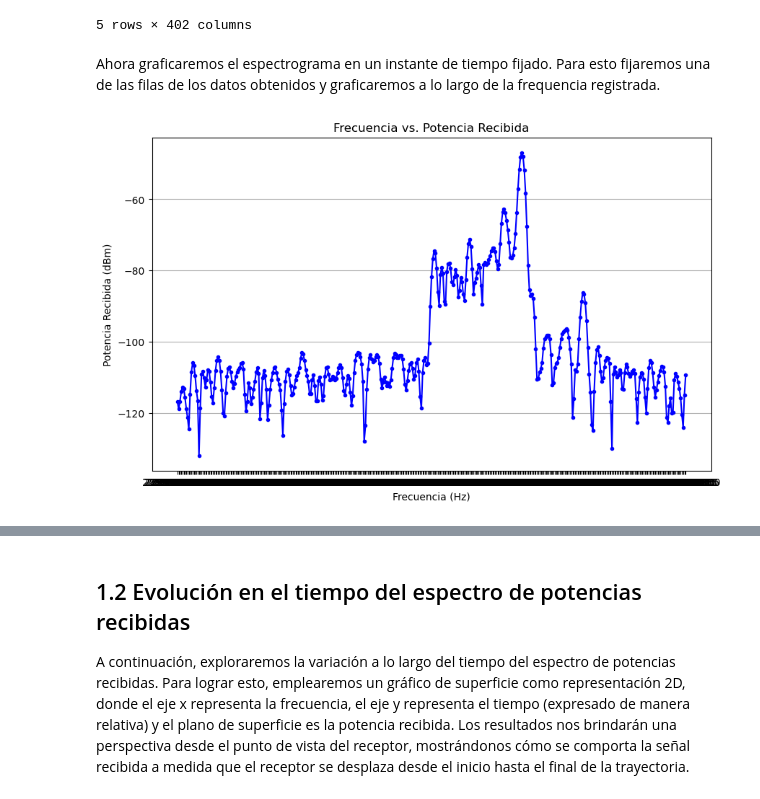
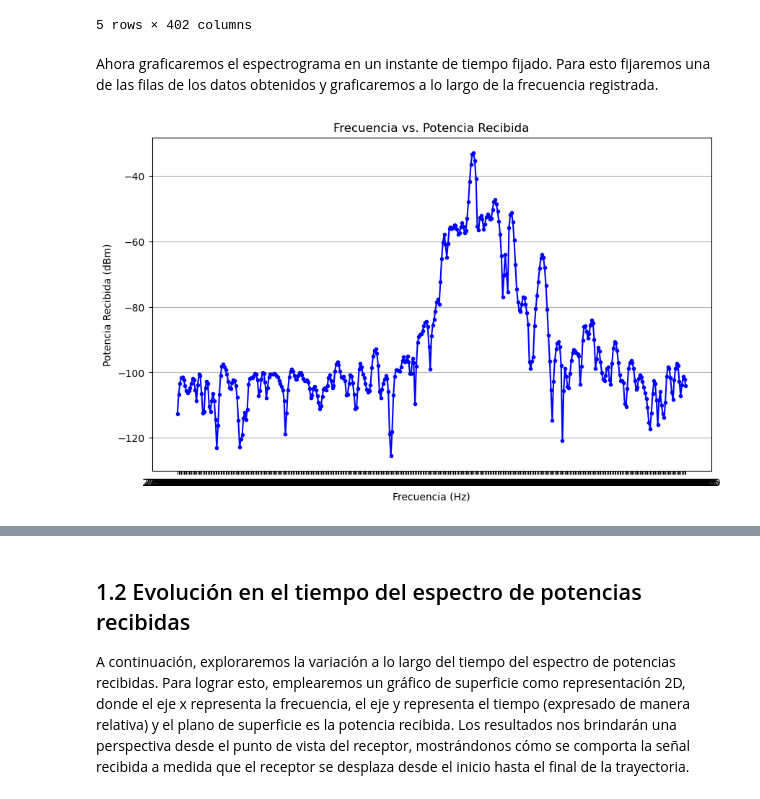
Before and after one commit to PosgradoMNA/CC-AI, a Jupyter notebook: Vehicle2Infraestructure.ipynb, the cells around one changed output, grey strips where cells are left out. Saved outputs shown, nothing was run; the diff lists cells and outputs as text; code cells hidden in the pictures.

```diff
--- a/Vehicle2Infraestructure.ipynb
+++ b/Vehicle2Infraestructure.ipynb
@@ -85,18 +86,19 @@ df.head()
 | 4 | 0.327 | -107.627 | -110.146 | -109.730 | -107.844 | -106.959 | -106.809 | -107.400 | ... |
 5 rows × 402 columns
 # %% [markdown]
-Ahora graficaremos el espectrograma en un instante de tiempo fijado. Para esto fijaremos una de las filas de los datos obtenidos y graficaremos a lo largo de la frequencia registrada.
+Ahora graficaremos el espectrograma en un instante de tiempo fijado. Para esto fijaremos una de las filas de los datos obtenidos y graficaremos a lo largo de la frecuencia registrada.
 # %%
-pow_value = df.iloc[10, 1:].values
+select_time = df.sample().index[0]
+pow_value = df.iloc[select_time,1:].values
 frequency_values = df.columns[1:].values
 
 # Plot frequency vs. received power
 plt.figure(figsize=(10, 6))
 plt.plot(frequency_values, pow_value, color='blue', linestyle='-', marker='o', markersize=3)
 plt.xlabel('Frecuencia (Hz)')
 plt.ylabel('Potencia Recibida (dBm)')
 plt.title('Frecuencia vs. Potencia Recibida')
 plt.grid(True, axis='y')
 plt.show()
 # %% [output]
-[figure, old version]
+[figure, new version]
```
Also changed, not shown: parts of 21 cells of this notebook.
